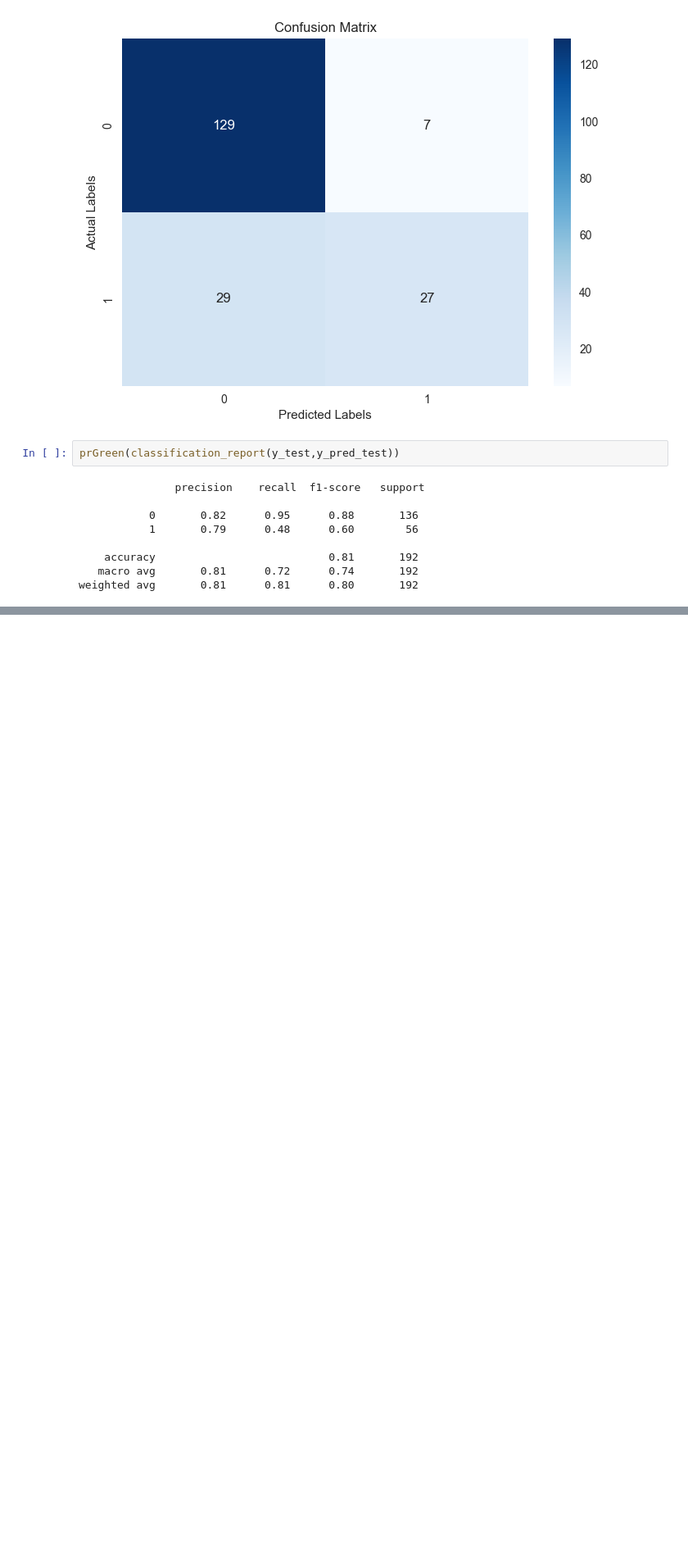
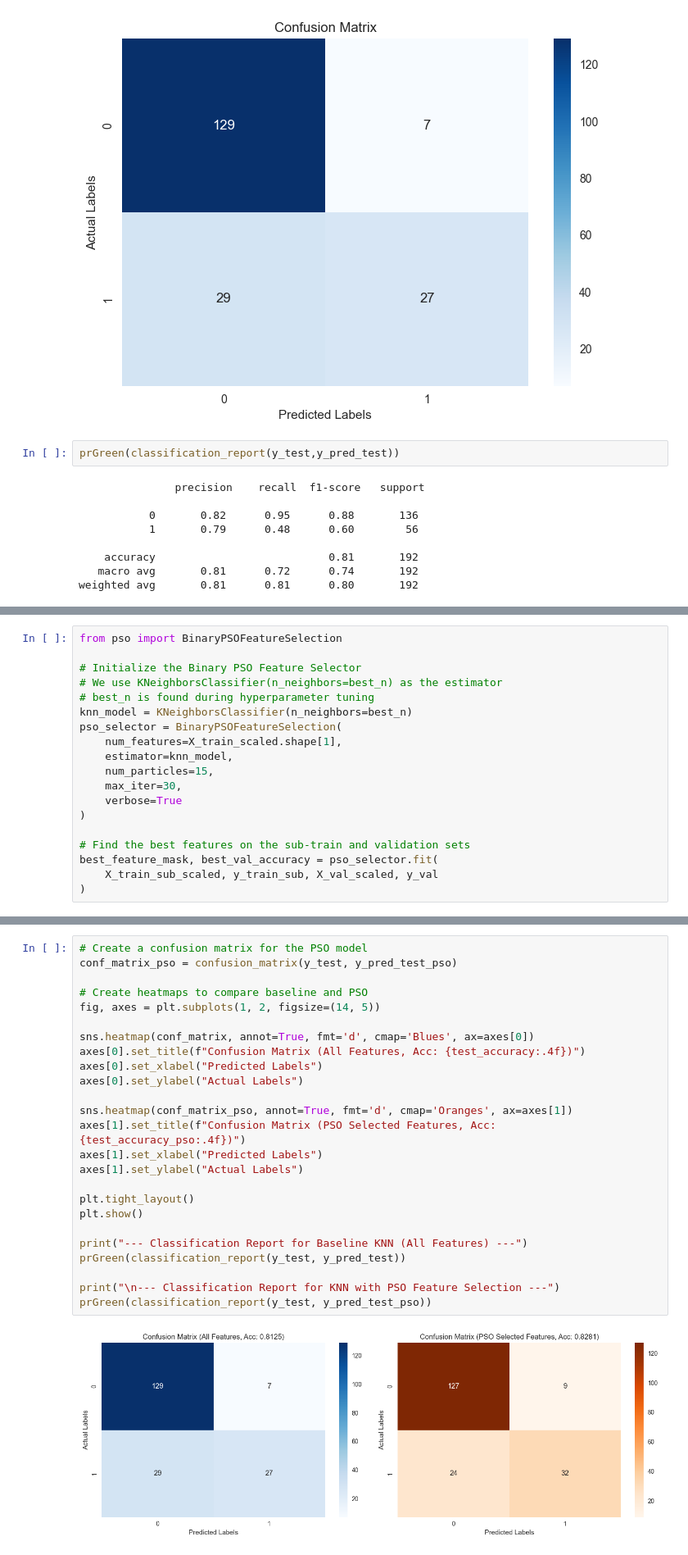
Before and after one commit to hoangducanh2005/AI-Intro, a Jupyter notebook: models/k_nearest_neighbor/test.ipynb, the cells around one changed output, grey strips where cells are left out. Shown at 82% size. Saved outputs shown, nothing was run; the diff lists cells and outputs as text; blank space fills up the shorter version.

Commit message:
Optimize KNN using Particle Swarm Optimization (PSO)PSO

```diff
--- a/models/k_nearest_neighbor/test.ipynb
+++ b/models/k_nearest_neighbor/test.ipynb
@@ -445,0 +452,19 @@ weighted avg       0.81      0.81      0.80       192
+# %%
+from pso import BinaryPSOFeatureSelection
+
+# Initialize the Binary PSO Feature Selector
+# We use KNeighborsClassifier(n_neighbors=best_n) as the estimator
+# best_n is found during hyperparameter tuning
+knn_model = KNeighborsClassifier(n_neighbors=best_n)
+pso_selector = BinaryPSOFeatureSelection(
+    num_features=X_train_scaled.shape[1],
+    estimator=knn_model,
+    num_particles=15,
+    max_iter=30,
+    verbose=True
+)
+
+# Find the best features on the sub-train and validation sets
+best_feature_mask, best_val_accuracy = pso_selector.fit(
+    X_train_sub_scaled, y_train_sub, X_val_scaled, y_val
+)
@@ -445,0 +519,27 @@ weighted avg       0.81      0.81      0.80       192
+# %%
+# Create a confusion matrix for the PSO model
+conf_matrix_pso = confusion_matrix(y_test, y_pred_test_pso)
+
+# Create heatmaps to compare baseline and PSO
+fig, axes = plt.subplots(1, 2, figsize=(14, 5))
+
+sns.heatmap(conf_matrix, annot=True, fmt='d', cmap='Blues', ax=axes[0])
+axes[0].set_title(f"Confusion Matrix (All Features, Acc: {test_accuracy:.4f})")
+axes[0].set_xlabel("Predicted Labels")
+axes[0].set_ylabel("Actual Labels")
+
+sns.heatmap(conf_matrix_pso, annot=True, fmt='d', cmap='Oranges', ax=axes[1])
+axes[1].set_title(f"Confusion Matrix (PSO Selected Features, Acc: {test_accuracy_pso:.4f})")
+axes[1].set_xlabel("Predicted Labels")
+axes[1].set_ylabel("Actual Labels")
+
+plt.tight_layout()
+plt.show()
+
+print("--- Classification Report for Baseline KNN (All Features) ---")
+prGreen(classification_report(y_test, y_pred_test))
+
+print("\n--- Classification Report for KNN with PSO Feature Selection ---")
+prGreen(classification_report(y_test, y_pred_test_pso))
+# %% [output]
+[figure, added]
```
Also changed, not shown: parts of 4 cells of this notebook, 1 other file.
